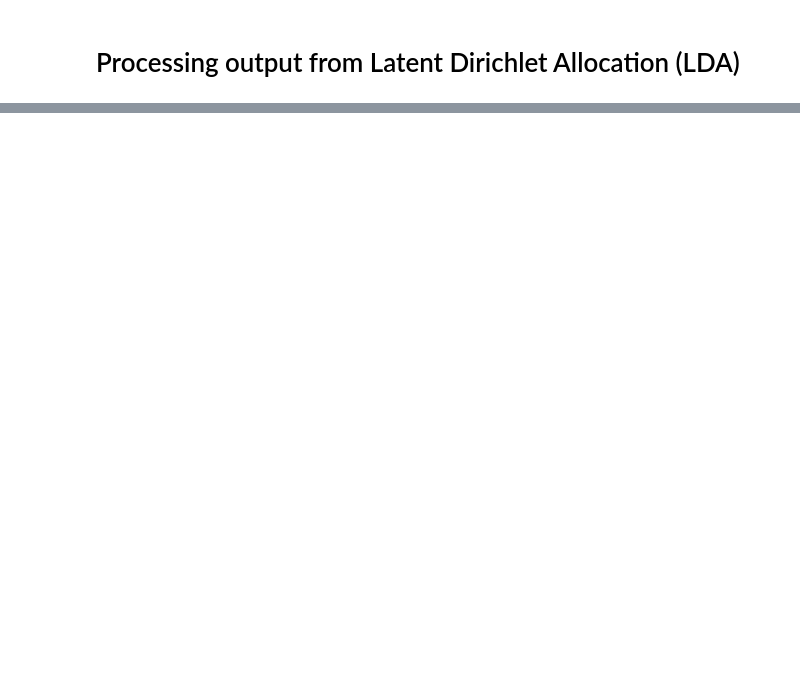
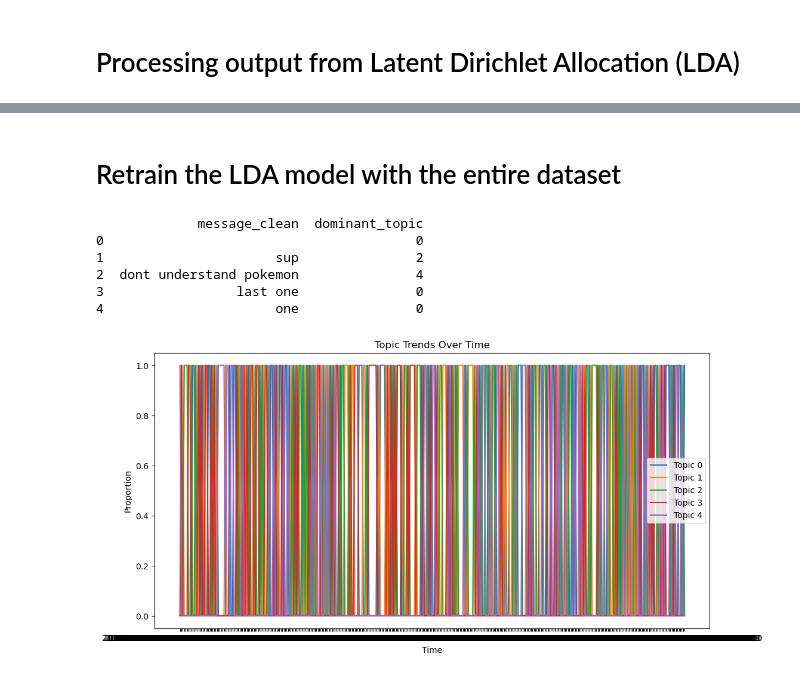
Before and after one commit to carverauto/threadr, a Jupyter notebook: python/lab/threadr-conversations.ipynb, the cells around one changed output, grey strips where cells are left out. Cells and saved outputs as stored; diff of their text form; code cells hidden in the pictures; blank space fills up the shorter version.

```diff
--- a/python/lab/threadr-conversations.ipynb
+++ b/python/lab/threadr-conversations.ipynb
@@ -15,7 +13,7 @@ NEO4J_PASSWORD = os.getenv("NEO4J_PASSWORD")
 NEO4J_DATABASE = 'neo4j'
 # %%
 from neo4j import GraphDatabase
-auth = ("neo4j", "keZSjc1CaHTakP")
+auth = ("neo4j", NEO4J_PASSWORD)
 with GraphDatabase.driver(NEO4J_URI, auth=auth) as driver:
     driver.verify_connectivity()
 # %%
@@ -292,0 +436,53 @@ To disable this warning, you can either:
+# %% [markdown]
+# Retrain the LDA model with the entire dataset
+# %%
+from sklearn.decomposition import LatentDirichletAllocation
+from sklearn.feature_extraction.text import CountVectorizer
+
+# Ensure you're using the entire set of documents for creating DTM
+vectorizer = CountVectorizer(stop_words='english')
+dtm = vectorizer.fit_transform(chat_logs_df['message_clean'].values)
+
+# Assuming you've already created 'dtm' with the full dataset
+n_components = 5  # Adjust based on your desired number of topics
+lda = LatentDirichletAllocation(n_components=n_components, random_state=0)
+lda.fit(dtm)
+
+# Apply the model to get topic distributions
+topic_distributions = lda.transform(dtm)
+
+# Assign dominant topics
+dominant_topics = topic_distributions.argmax(axis=1)
+chat_logs_df['dominant_topic'] = dominant_topics
+
+# Verify the solution
+print(chat_logs_df[['message_clean', 'dominant_topic']].head())
+# %% [output]
+             message_clean  dominant_topic
+0                                        0
+1                      sup               2
+2  dont understand pokemon               4
+3                 last one               0
+4                      one               0
+# %%
+import pandas as pd
+import matplotlib.pyplot as plt
+
+# Aggregate topic frequencies over time
+topic_trends = chat_logs_df.groupby(['timestamp', 'dominant_topic']).size().unstack(fill_value=0)
+
+# Normalize topic frequencies within each time bin to get proportions
+topic_proportions = topic_trends.div(topic_trends.sum(axis=1), axis=0)
+
+# Plotting
+plt.figure(figsize=(12, 6))
+for topic in topic_proportions.columns:
+    plt.plot(topic_proportions.index, topic_proportions[topic], label=f'Topic {topic}')
+
+plt.xlabel('Time')
+plt.ylabel('Proportion')
+plt.title('Topic Trends Over Time')
+plt.legend()
+plt.show()
+# %% [output]
+[figure, added]
```
Also changed, not shown: parts of 21 cells of this notebook, 3 other files.
